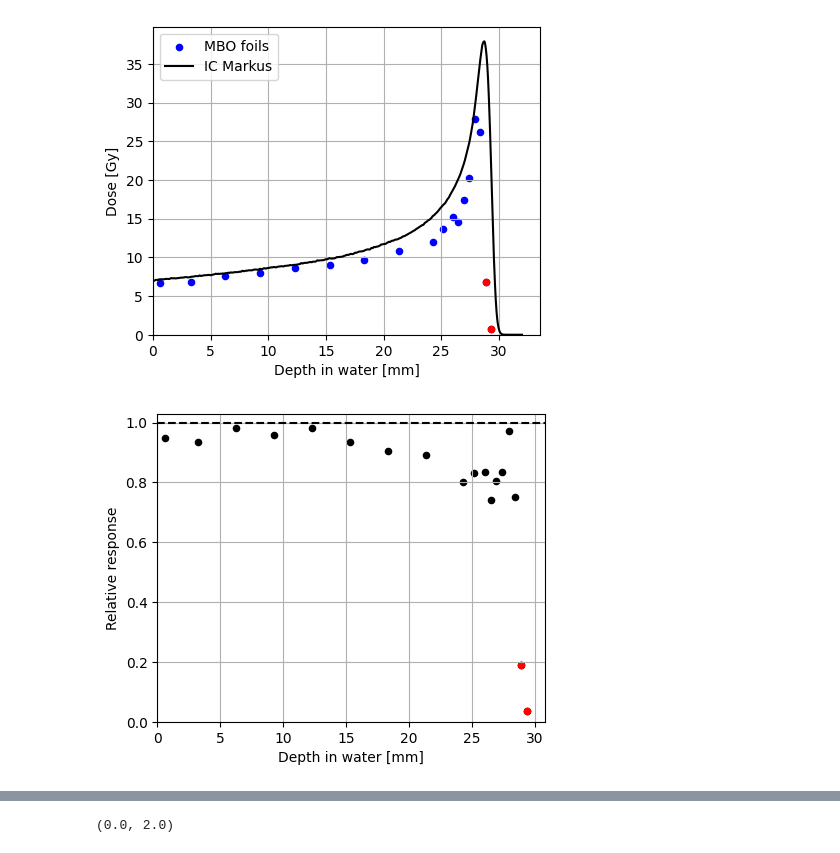
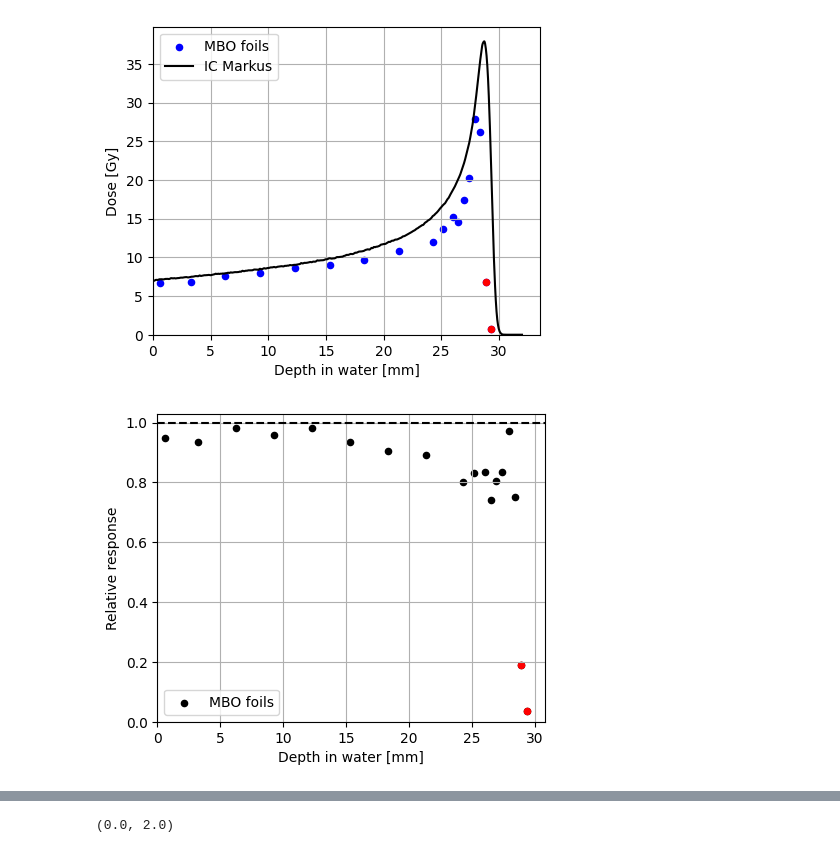
Before and after one commit to grzanka/osl_mb_foils, a Jupyter notebook: notebooks/pub_materials_2024/0.2-lg-mb-foils-efficiency.ipynb, the cells around one changed output, grey strips where cells are left out. Drawn from its saved outputs; the diff is of its cells as text; code cells hidden in the pictures.

```diff
--- a/notebooks/pub_materials_2024/0.2-lg-mb-foils-efficiency.ipynb
+++ b/notebooks/pub_materials_2024/0.2-lg-mb-foils-efficiency.ipynb
@@ -19,10 +19,9 @@ base_path.exists()
 # %% [output]
 True
 # %%
-data_path = project_dir / 'data' / 'interim' / '2024-12-12' / 'protons' / 'mean_values.h5'
-
+#data_path = project_dir / 'data' / 'interim' / '2024-12-12' / 'protons' / 'mean_values.h5'
 #data_path = Path(r"C:\Users\Legion\OneDrive - ifj.edu.pl\Projects\MB_foils\publication_Measurement_2024\analysis\interim\2024-12-12\protons\mean_values.h5")
-#data_path = base_path / Path("../interim/2024-12-12/protons/mean_values.h5")
+data_path = base_path / Path("publication_Measurement_2024/analysis/interim/2024-12-12/protons/mean_values.h5")
 df = pd.read_hdf(data_path, key='data')
 # %%
 df
@@ -83,8 +82,8 @@ ax.set_ylabel("Relative dose [a.u.]");
 # %%
 #det_pos_path = Path(r"C:\Users\Legion\OneDrive - ifj.edu.pl\Projects\MB_foils\2024-11-21\fantom_MBO.xlsx")
 #det_pos_path = base_path / Path("2024-12-21/fantom_MBO.xlsx")
-det_pos_path = Path(r"C:\Users\grzanka\OneDrive - ifj.edu.pl\Projects\MB_foils\2024-12-12\fantom_MBOvsEBT3.xlsx")
-#det_pos_path = base_path / Path("2024-12-12/fantom_MBOvsEBT3.xlsx")
+#det_pos_path = Path(r"C:\Users\grzanka\OneDrive - ifj.edu.pl\Projects\MB_foils\2024-12-12\fantom_MBOvsEBT3.xlsx")
+det_pos_path = base_path / Path("2024-12-12/fantom_MBOvsEBT3.xlsx")
 det_pos = pd.read_excel(
     det_pos_path,
     sheet_name='exp_11.12.2024',
@@ -207,27 +206,28 @@ fig.savefig(plots_path / "bp.svg")
 # %%
 df_with_pos['efficiency'] = df_with_pos['dose_Co60_Gy'] / df_with_pos['dose_interp']
 df_with_pos['efficiency_eff'] = df_with_pos['dose_Co60_Gy'] / df_with_pos['dose_interp'] * df_with_pos['std_signal'] / df_with_pos['mean_signal']
 fig, ax = plt.subplots(figsize=(5, 4))
-df_with_pos.plot(x='pos_center_mm', y='efficiency', kind='scatter', color='black', grid=True, ax=ax, marker='o')
+df_with_pos.plot(x='pos_center_mm', y='efficiency', kind='scatter', color='black', grid=True, ax=ax, marker='o', label='MBO foils')
 #ax.errorbar(df_with_pos['pos_center_mm'], df_with_pos['efficiency'], xerr=xerror, yerr=df_with_pos['efficiency_eff'], fmt='.', color='black')
 
 # plot red circles around last two points
 #ax.errorbar(df_with_pos['pos_center_mm'].iloc[-2:], df_with_pos['efficiency'].iloc[-2:], xerr=xerror, yerr=df_with_pos['efficiency_eff'].iloc[-2:], fmt='o', color='red')
 
 # plot last two points as large red circles without error bars
-ax.scatter(df_with_pos['pos_center_mm'].iloc[-2:], df_with_pos['efficiency'].iloc[-2:], color='red', s=20)
+ax.scatter(df_with_pos['pos_center_mm'].iloc[-2:], df_with_pos['efficiency'].iloc[-2:], color='red', s=20, label='_nolabel')
 
 ax.axhline(1, color='black', linestyle='--')
 ax.set_xlim(0, None)
 ax.set_ylim(0, None)
 #ax.set_xlim(28, None)
 
 ax.set_xlabel("Depth in water [mm]")
 ax.set_ylabel("Relative response")
+ax.legend()
 
 fig.savefig(plots_path / "efficiency.svg")
 # %% [output]
-[figure, old version]
+[figure, new version]
 # %%
 df_with_pos.query('det_no < 18')
 # %% [output]
```
Also changed, not shown: parts of 3 cells of this notebook.
